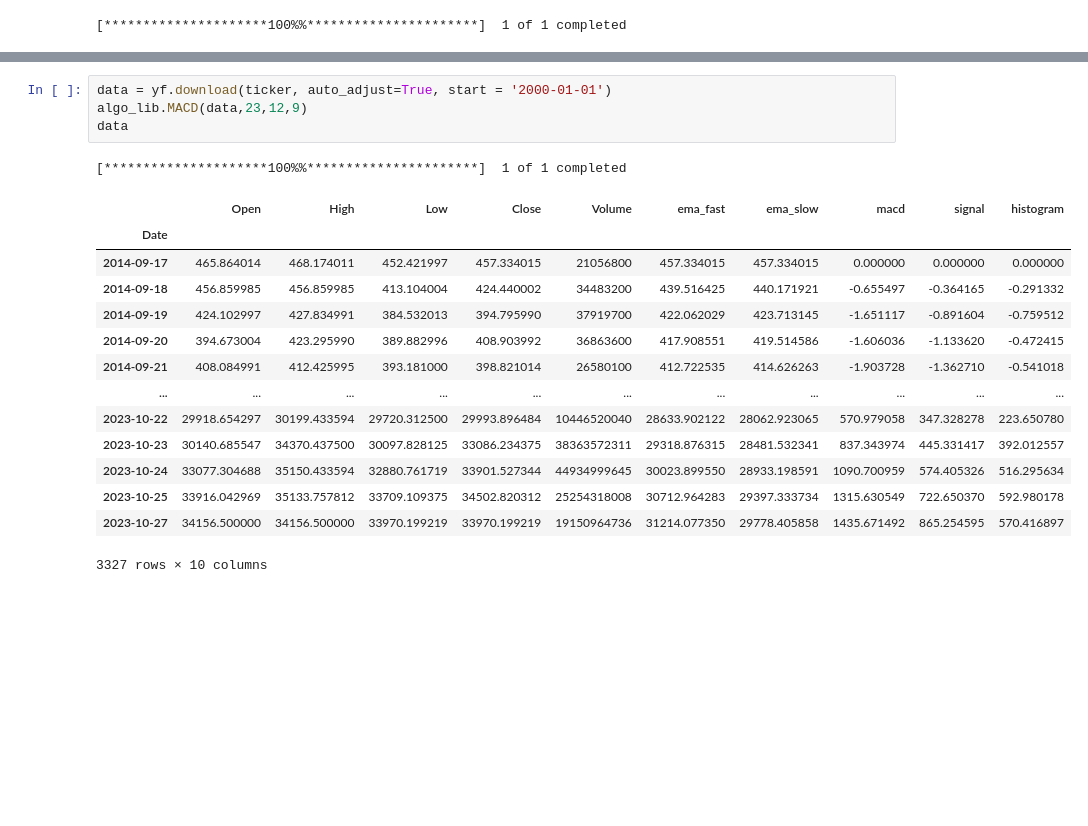
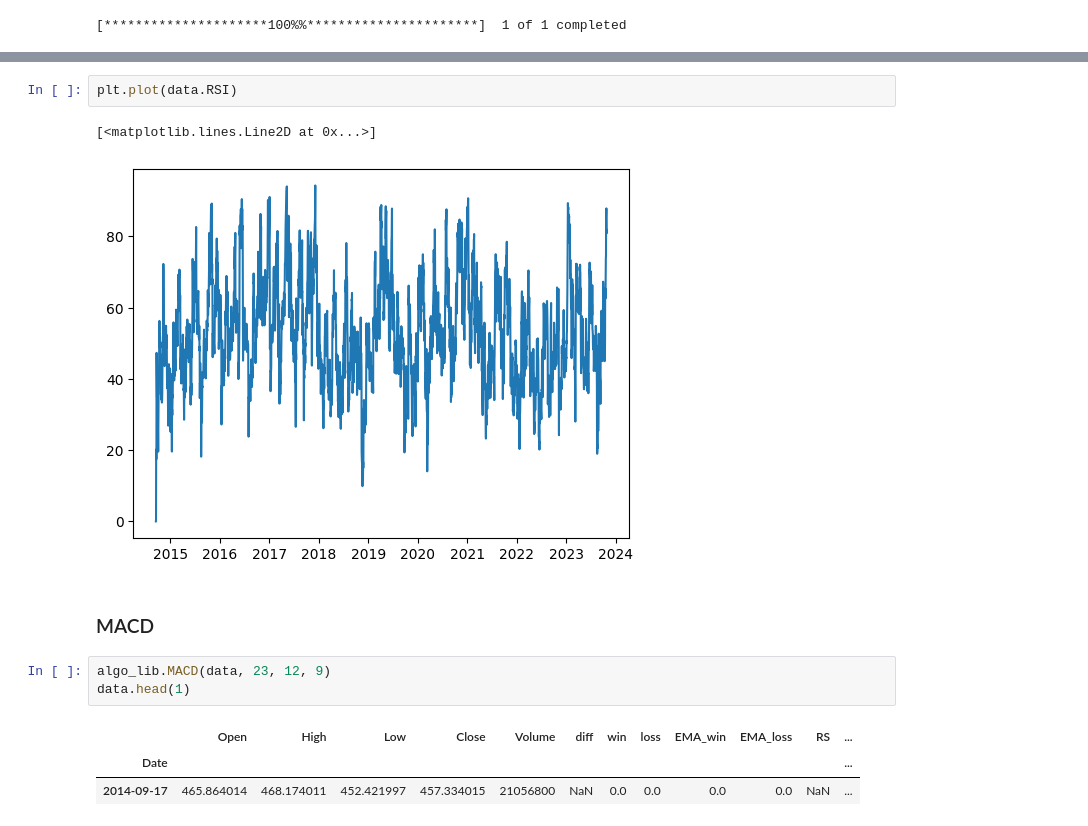
Before and after one commit to AlejandroDaneri/trabajo-profesional-fiuba, a Jupyter notebook: notebook.ipynb, the cells around one changed output, grey strips where cells are left out. Saved outputs shown, nothing was run; the diff lists cells and outputs as text; blank space fills up the shorter version.

```diff
--- a/notebook.ipynb
+++ b/notebook.ipynb
@@ -78,20 +39,14 @@ data
+# %%
+plt.plot(data.RSI)
+# %% [output]
+[<matplotlib.lines.Line2D at 0x...>]
+[figure, added]
+# %% [markdown]
+### MACD
 # %%
-data = yf.download(ticker, auto_adjust=True, start = '2000-01-01')
-algo_lib.MACD(data,23,12,9)
-data
+algo_lib.MACD(data, 23, 12, 9)
+data.head(1)
 # %% [output]
-[*********************100%%**********************]  1 of 1 completed
-|  | Open | High | Low | Close | Volume | ema_fast | ema_slow | macd | signal | histogram |
-| Date |  |  |  |  |  |  |  |  |  |  |
-| 2014-09-17 | 465.864014 | 468.174011 | 452.421997 | 457.334015 | 21056800 | 457.334015 | 457.334015 | 0.000000 | 0.000000 | 0.000000 |
-| 2014-09-18 | 456.859985 | 456.859985 | 413.104004 | 424.440002 | 34483200 | 439.516425 | 440.171921 | -0.655497 | -0.364165 | -0.291332 |
-| 2014-09-19 | 424.102997 | 427.834991 | 384.532013 | 394.795990 | 37919700 | 422.062029 | 423.713145 | -1.651117 | -0.891604 | -0.759512 |
-| 2014-09-20 | 394.673004 | 423.295990 | 389.882996 | 408.903992 | 36863600 | 417.908551 | 419.514586 | -1.606036 | -1.133620 | -0.472415 |
-| 2014-09-21 | 408.084991 | 412.425995 | 393.181000 | 398.821014 | 26580100 | 412.722535 | 414.626263 | -1.903728 | -1.362710 | -0.541018 |
-| ... | ... | ... | ... | ... | ... | ... | ... | ... | ... | ... |
-| 2023-10-22 | 29918.654297 | 30199.433594 | 29720.312500 | 29993.896484 | 10446520040 | 28633.902122 | 28062.923065 | 570.979058 | 347.328278 | 223.650780 |
-| 2023-10-23 | 30140.685547 | 34370.437500 | 30097.828125 | 33086.234375 | 38363572311 | 29318.876315 | 28481.532341 | 837.343974 | 445.331417 | 392.012557 |
-| 2023-10-24 | 33077.304688 | 35150.433594 | 32880.761719 | 33901.527344 | 44934999645 | 30023.899550 | 28933.198591 | 1090.700959 | 574.405326 | 516.295634 |
-| 2023-10-25 | 33916.042969 | 35133.757812 | 33709.109375 | 34502.820312 | 25254318008 | 30712.964283 | 29397.333734 | 1315.630549 | 722.650370 | 592.980178 |
-| 2023-10-27 | 34156.500000 | 34156.500000 | 33970.199219 | 33970.199219 | 19150964736 | 31214.077350 | 29778.405858 | 1435.671492 | 865.254595 | 570.416897 |
+|  | Open | High | Low | Close | Volume | diff | win | loss | EMA_win | EMA_loss | RS | ... |
+| Date |  |  |  |  |  |  |  |  |  |  |  | ... |
+| 2014-09-17 | 465.864014 | 468.174011 | 452.421997 | 457.334015 | 21056800 | NaN | 0.0 | 0.0 | 0.0 | 0.0 | NaN | ... |
-3327 rows × 10 columns
```
Also changed, not shown: parts of 12 cells of this notebook, 1 other file.
